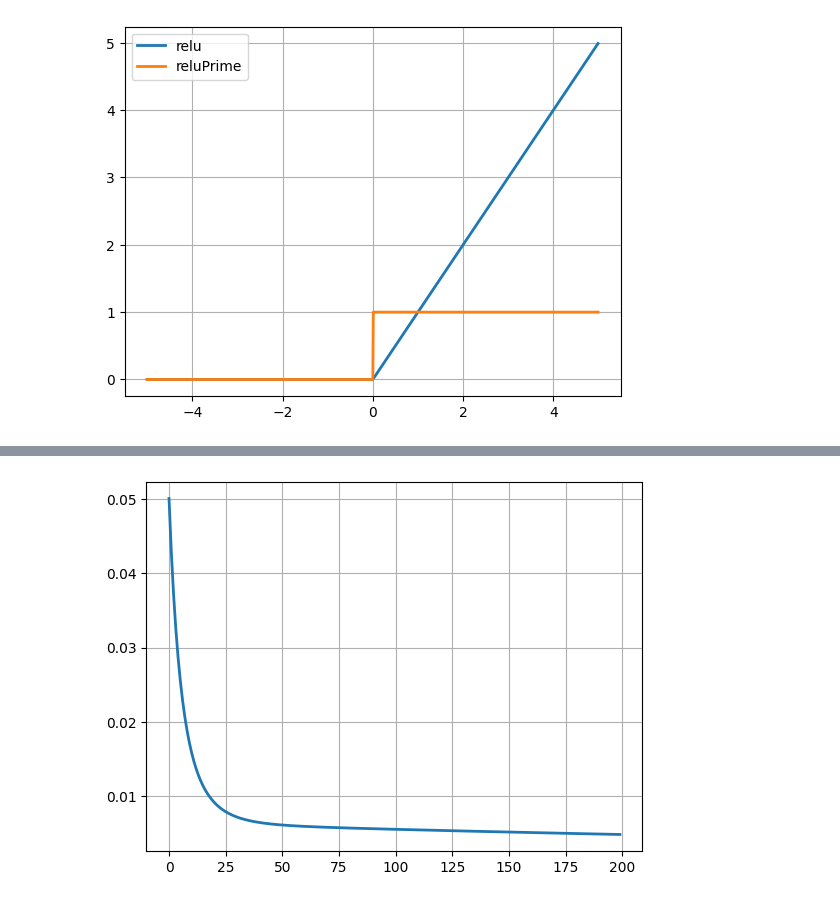
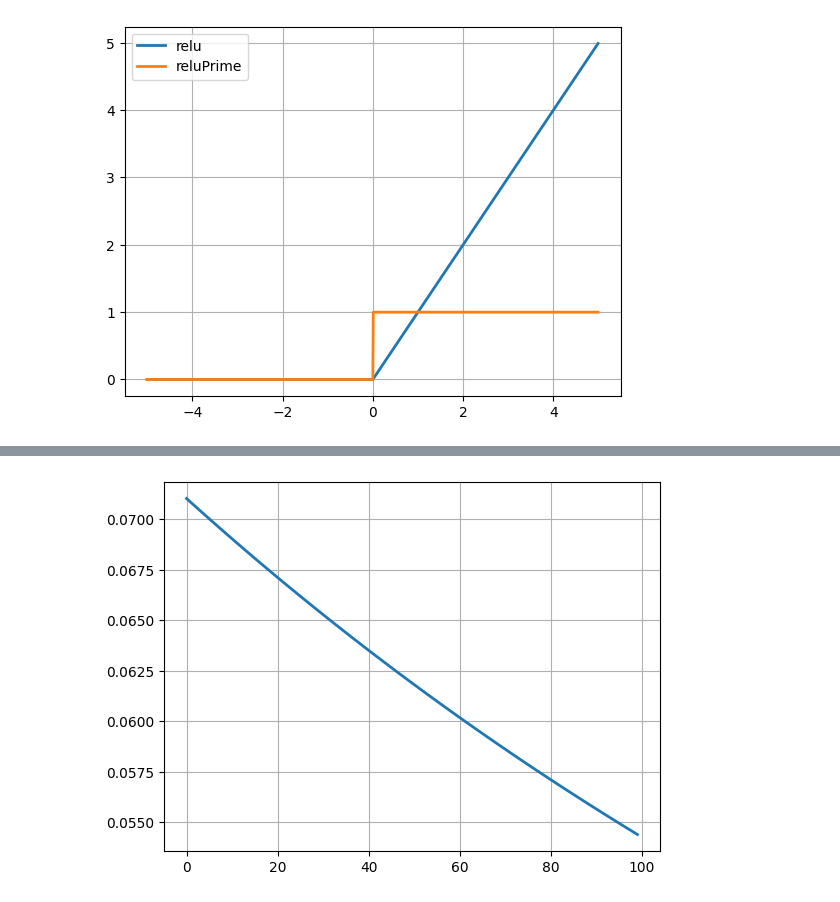
Before and after one commit to khanhthien123/CogSci131-Sp2024, a Jupyter notebook: NeuralNetsSummer23.ipynb, the cells around one changed output, grey strips where cells are left out. Cells and saved outputs as stored; diff of their text form; code cells hidden in the pictures.

```diff
--- a/NeuralNetsSummer23.ipynb
+++ b/NeuralNetsSummer23.ipynb
@@ -177,21 +208,21 @@ print (cost1,cost2)
 # %%
 #Normal NN
-scalar=0.5
-N = 200
+scalar=0.01
+N = 100
 costs = []
 iterations = []
 for i in range(N):
     dJdW1,dJdW2=NN.costFunctionPrime(X,y)
     NN.W1 = NN.W1-scalar*dJdW1
     NN.W2 = NN.W2-scalar*dJdW2
     cost = NN.costFunction(X,y)
     iterations.append(i)
     costs.append(cost)
 
 plt.plot(iterations, costs, linewidth=2)
 plt.grid(1)
 # %% [output]
-[figure, old version]
+[figure, new version]
 # %%
 #Unusually large learning rate
 scalar=50
```
Also changed, not shown: parts of 12 cells of this notebook.
